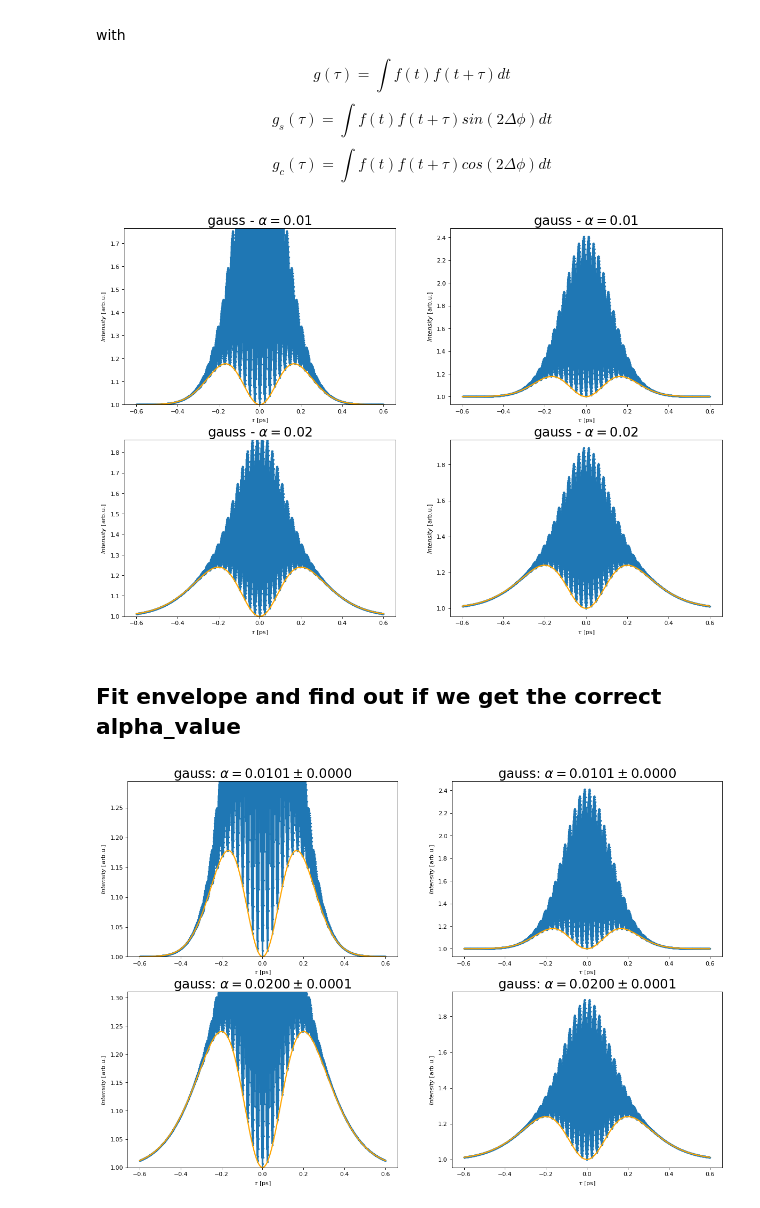
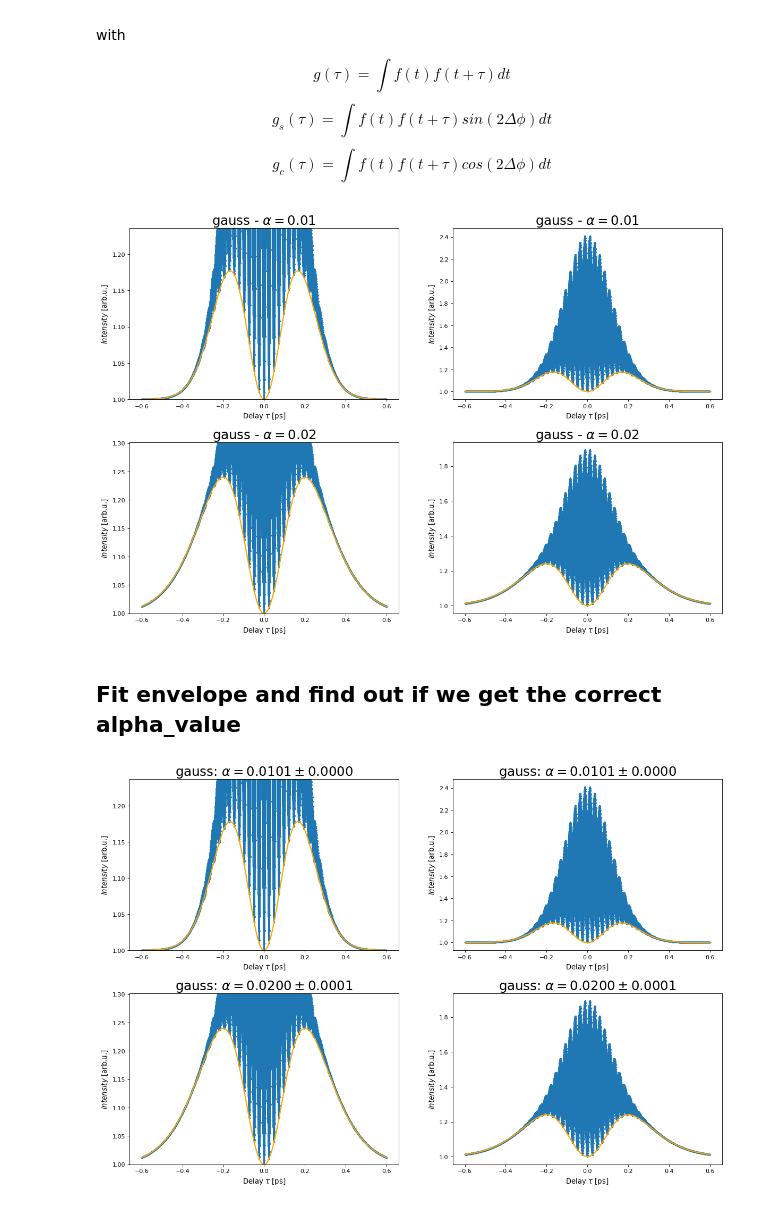
Before and after one commit to JKU-HFP/Chirp-Diagnostic, a Jupyter notebook: Fitting_MOSAIC_Signal_with_Envelope.ipynb, the cells around one changed output. Saved outputs shown, nothing was run; the diff lists cells and outputs as text; code cells hidden in the pictures.

```diff
--- a/Fitting_MOSAIC_Signal_with_Envelope.ipynb
+++ b/Fitting_MOSAIC_Signal_with_Envelope.ipynb
@@ -32,13 +32,14 @@ if laser_shape == "secant":
 # %%
 # Create a figure of size 8x6 inches, 80 dots per inch
 plt.figure(figsize=(9, alpha_values.size * 6), dpi=80)
+plt.subplots_adjust(hspace = 0.25)
 
 for i in range(alpha_values.size):
 
     plt.subplot(alpha_values.size, 1, i + 1)
     plt.title(laser_shape + r" - $\alpha = {}$".format(alpha_values[i]), fontsize=22)
-    plt.xlabel(r"$\tau$ [ps]")
-    plt.ylabel(r"$Intensity$ [arb.u.]")
+    plt.xlabel(r"Delay $\tau$ [ps]", fontsize = 12)
+    plt.ylabel(r"$Intensity$ [arb.u.]", fontsize = 12)
     plt.plot(tau_values_1, I_M_filtered_values_1[:,i], ".", ls="-", markersize=4)
 
 plt.show()
@@ -60,14 +61,13 @@ for i in range(alpha_values.size):
     tau_envelope_values[:][i].append(tau_values_1[mask_local_min].tolist())
     I_M_envelope_values[:][i].append(I_M_filtered_values_1[:,i][mask_local_min].tolist())
 # %%
-# Create a figure of size 8x6 inches, 80 dots per inch
 plt.figure(figsize=(9, alpha_values.size * 6), dpi=80)
-
+plt.subplots_adjust(hspace = 0.25)
 for i in range(alpha_values.size):
     plt.subplot(alpha_values.size, 1, i + 1)
     plt.title(laser_shape + r" - $\alpha = {}$".format(alpha_values[i]), fontsize=22)
-    plt.xlabel(r"$\tau$ [ps]")
-    plt.ylabel(r"$Intensity$ [arb.u.]")
+    plt.xlabel(r"Delay $\tau$ [ps]", fontsize = 12)
+    plt.ylabel(r"$Intensity$ [arb.u.]", fontsize = 12)
     plt.plot(tau_values_1, I_M_filtered_values_1[:,i], ".", ls="-", markersize=4)
     plt.plot(tau_envelope_values[:][i][0], I_M_envelope_values[:][i][0], ".", markersize=4, color="orange")
 
@@ -133,29 +133,28 @@ elif laser_shape == "secant":
                                       f_secant, delta_phi_secant,
                                       A, tau_0_laser, omega_laser)
 # %%
-# Create a figure of size 8x6 inches, 80 dots per inch
 plt.figure(figsize=(18, alpha_values.size * 6), dpi=80)
-
+plt.subplots_adjust(hspace = 0.25)
 for i in range(alpha_values.size):
     plt.subplot(alpha_values.size, 2, 2 * i + 1)
     plt.title(laser_shape + r" - $\alpha = {}$".format(alpha_values[i]), fontsize=22)
-    plt.xlabel(r"$\tau$ [ps]")
-    plt.ylabel(r"$Intensity$ [arb.u.]")
-    plt.ylim(1, np.max(S_min_values_3[:,i]) * 1.5)
+    plt.xlabel(r"Delay $\tau$ [ps]", fontsize = 12)
+    plt.ylabel(r"$Intensity$ [arb.u.]", fontsize = 12)
+    plt.ylim(1, np.max(S_min_values_3[:,i]) * 1.05)
     plt.plot(tau_values_1, I_M_filtered_values_1[:,i], ".",  ls="-", markersize=4)
     plt.plot(tau_values_1, S_min_values_3[:,i], linewidth=2, color="orange")
 
 
     plt.subplot(alpha_values.size, 2, 2 * i + 2)
     plt.title(laser_shape + r" - $\alpha = {}$".format(alpha_values[i]), fontsize=22)
-    plt.xlabel(r"$\tau$ [ps]")
-    plt.ylabel(r"$Intensity$ [arb.u.]")
+    plt.xlabel(r"Delay $\tau$ [ps]", fontsize = 12)
+    plt.ylabel(r"$Intensity$ [arb.u.]", fontsize = 12)
     plt.plot(tau_values_1, I_M_filtered_values_1[:,i], ".",  ls="-", markersize=4)
     plt.plot(tau_values_1, S_min_values_3[:,i], linewidth=2, color="orange")
 
 plt.show()
 # %% [output]
-[figure, old version]
+[figure, new version]
 # %% [markdown]
 ## Fit envelope and find out if we get the correct alpha_value
 # %%
@@ -185,16 +184,15 @@ elif laser_shape == "secant":
                                                     delta_phi_secant, A,
                                                     tau_0_laser, omega_laser)
 # %%
-# Create a figure of size 8x6 inches, 80 dots per inch
 plt.figure(figsize=(18, alpha_values.size * 6), dpi=80)
-
+plt.subplots_adjust(hspace = 0.25)
 for i in range(alpha_values.size):
     plt.subplot(alpha_values.size, 2, 2 * i + 1)
     plt.title(laser_shape + r": $\alpha = %.04f \pm %.04f$"
               % (alpha_fit_opt[i], np.sqrt(np.diag(alpha_fit_cov[i]))), fontsize=22)
-    plt.xlabel(r"$\tau$ [ps]")
-    plt.ylabel(r"$Intensity$ [arb.u.]")
-    plt.ylim(1, 1 + np.max(S_min_fit_values_4[:,i]) * 0.25)
+    plt.xlabel(r"Delay $\tau$ [ps]", fontsize = 12)
+    plt.ylabel(r"$Intensity$ [arb.u.]", fontsize = 12)
+    plt.ylim(1, np.max(S_min_fit_values_4[:,i]) * 1.05)
     plt.plot(tau_values_1, I_M_filtered_values_1[:,i], ".",  ls="-", markersize=4)
     plt.plot(tau_values_1, S_min_fit_values_4[:,i], linewidth=2, color="orange")
 
@@ -202,11 +200,11 @@ for i in range(alpha_values.size):
     plt.subplot(alpha_values.size, 2, 2 * i + 2)
     plt.title(laser_shape + r": $\alpha = %.04f \pm %.04f$"
               % (alpha_fit_opt[i], np.sqrt(np.diag(alpha_fit_cov[i]))), fontsize=22)
-    plt.xlabel(r"$\tau$ [ps]")
-    plt.ylabel(r"$Intensity$ [arb.u.]")
+    plt.xlabel(r"Delay $\tau$ [ps]", fontsize = 12)
+    plt.ylabel(r"$Intensity$ [arb.u.]", fontsize = 12)
     plt.plot(tau_values_1, I_M_filtered_values_1[:,i], ".",  ls="-", markersize=4)
     plt.plot(tau_values_1, S_min_fit_values_4[:,i], linewidth=2, color="orange")
 
 plt.show()
 # %% [output]
-[figure, old version]
+[figure, new version]
```
Also changed, not shown: parts of 2 cells of this notebook, 2 other files.
